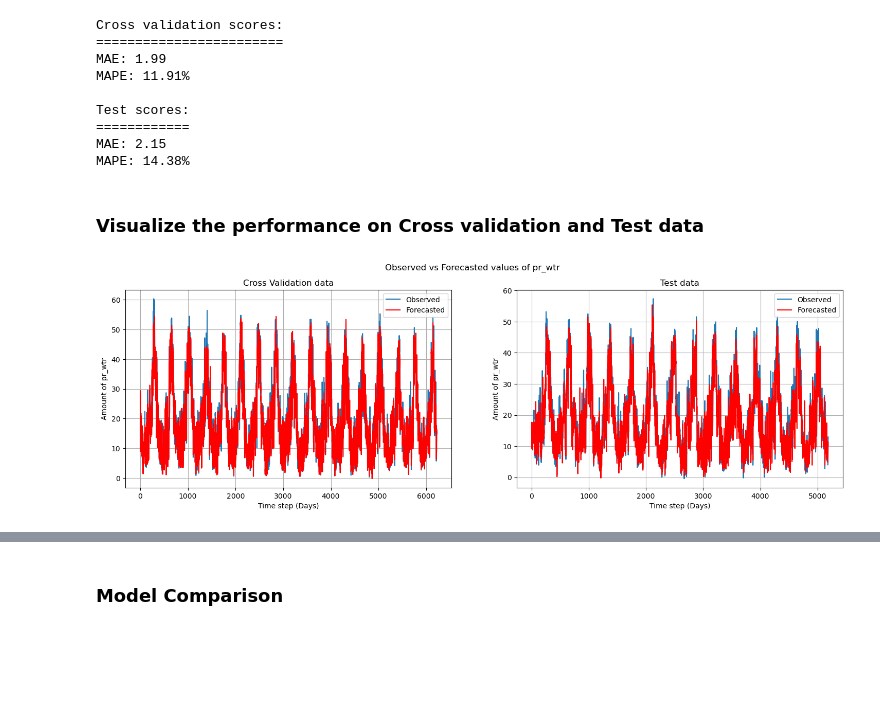
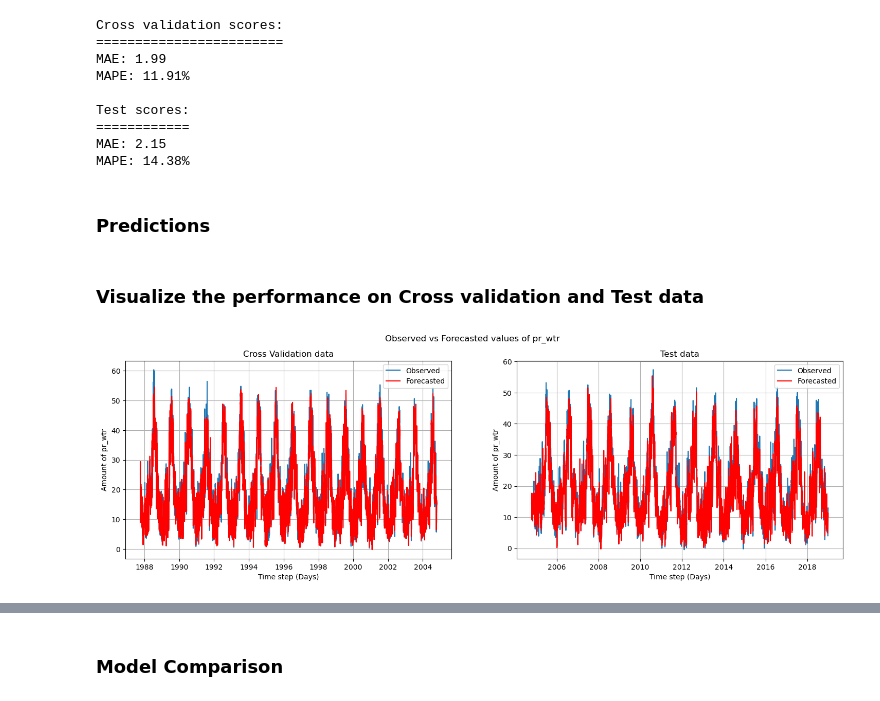
Before and after one commit to abdulmalikadeyemo/Rainfall_Prediction, a Jupyter notebook: Other-models.ipynb, the cells around one changed output, grey strips where cells are left out. Saved outputs shown, nothing was run; the diff lists cells and outputs as text; code cells hidden in the pictures; blank space fills up the shorter version.

Commit message:
made some changes to the prediction plots

```diff
--- a/Other-models.ipynb
+++ b/Other-models.ipynb
@@ -206,34 +206,41 @@ Test scores:
 ============
 MAE: 2.15
 MAPE: 14.38%
+# %% [markdown]
+### Predictions
+# %%
+# Visualize the performance on Cross validation data
+#Cross validation
+yhat_cv = model.predict(X_cv[features]) # predict on cross validation data
+yhat_cv = pd.Series(yhat_cv, index=y_cv.index) #make it have same date index as the y_cv series
+
+# Test
+yhat_test = model.predict(X_test[features]) #predict on test data
+yhat_test = pd.Series(yhat_test, index=y_test.index) #make it have same date index as the y_test series
 # %% [markdown]
 ### Visualize the performance on Cross validation  and Test data
 # %%
-# Visualize the performance on Cross validation data
-yhat_cv = model.predict(X_cv[features]) # predict on cross validation data
-yhat_test = model.predict(X_test[features]) #predict on test data
-
 # Plot the cross validation predictions and the true cv values
 fig = plt.figure(figsize=(18,5))
 fig.suptitle('Observed vs Forecasted values of pr_wtr')
 ax1 = fig.add_subplot(121)
 ax1.set_title('Cross Validation data')
-ax1.plot(y_cv.values, label='Observed')
+ax1.plot(y_cv, label='Observed')
 ax1.plot(yhat_cv, color='r', label='Forecasted')
 plt.ylabel('Amount of pr_wtr')
 plt.xlabel('Time step (Days)')
 plt.legend()
 plt.grid()
 
 # Plot the test predictions and true values
 ax2 = fig.add_subplot(122)
 ax2.set_title('Test data')
-ax2.plot(y_test.values, label='Observed')
+ax2.plot(y_test, label='Observed')
 ax2.plot(yhat_test, color='r', label='Forecasted')
 plt.ylabel('Amount of pr_wtr')
 plt.xlabel('Time step (Days)')
 plt.legend()
 plt.grid()
 plt.show()
 # %% [output]
-[figure, old version]
+[figure, new version]
```
Also changed, not shown: parts of 1 cell of this notebook.
